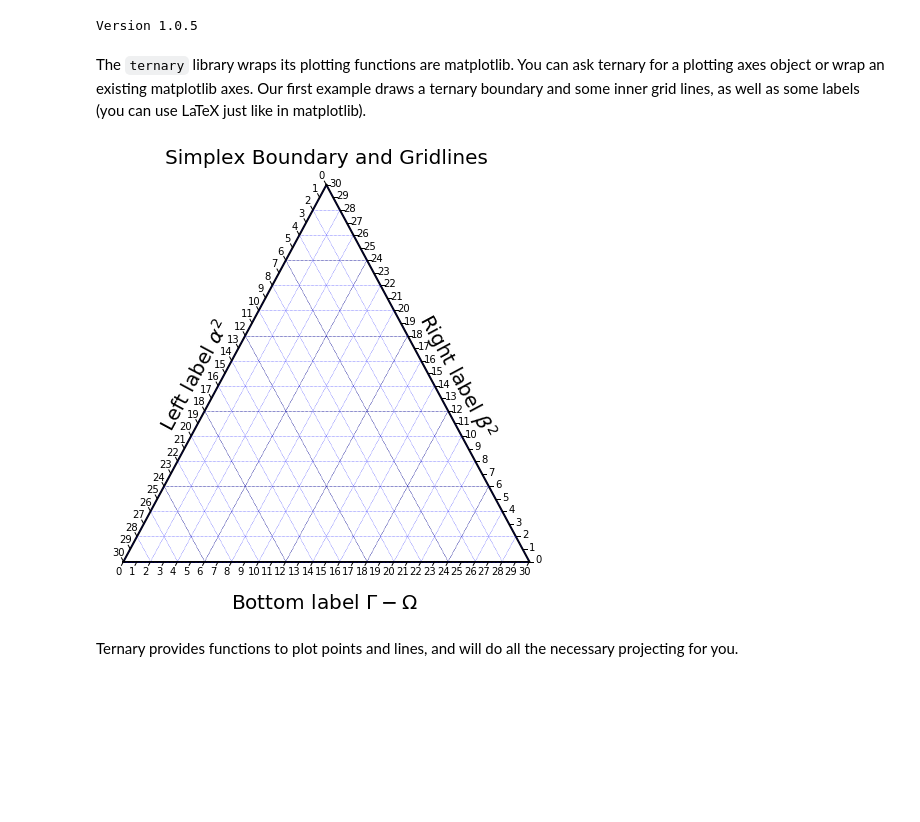
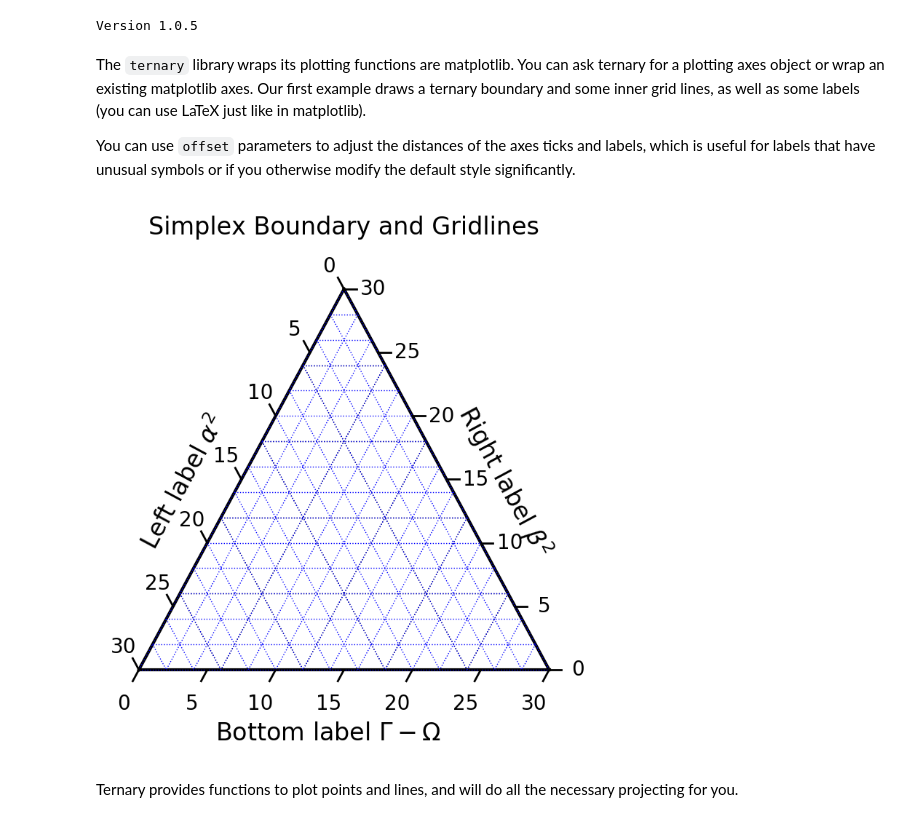
Before and after one commit to marcharper/python-ternary, a Jupyter notebook: examples/Ternary-Examples.ipynb, the cells around one changed output. Drawn from its saved outputs; the diff is of its cells as text; code cells hidden in the pictures; blank space fills up the shorter version.

```diff
--- a/examples/Ternary-Examples.ipynb
+++ b/examples/Ternary-Examples.ipynb
@@ -10,36 +10,43 @@ import ternary
 print("Version", ternary.__version__)
 # %% [output]
 Version 1.0.5
+# %%
+# Make images higher resolution and set default size
+import matplotlib
+matplotlib.rcParams['figure.dpi'] = 200
+matplotlib.rcParams['figure.figsize'] = (4, 4)
 # %% [markdown]
 The `ternary` library wraps its plotting functions are matplotlib. You can ask ternary for a plotting axes object or wrap an existing matplotlib axes. Our first example draws a ternary boundary and some inner grid lines, as well as some labels (you can use LaTeX just like in matplotlib).
+
+You can use `offset` parameters to adjust the distances of the axes ticks and labels, which is useful for labels that have unusual symbols or if you otherwise modify the default style significantly.
 # %%
 ## Boundary and Gridlines
 scale = 30
 figure, tax = ternary.figure(scale=scale)
-figure.set_size_inches(8, 8)
+# figure.set_size_inches(6, 6)
 
 # Draw Boundary and Gridlines
-tax.boundary(linewidth=2.0)
+tax.boundary(linewidth=1.5)
 tax.gridlines(color="black", multiple=6)
 tax.gridlines(color="blue", multiple=2, linewidth=0.5)
 
 # Set Axis labels and Title
-fontsize = 20
-tax.set_title("Simplex Boundary and Gridlines", fontsize=fontsize)
-tax.left_axis_label("Left label $\\alpha^2$", fontsize=fontsize)
-tax.right_axis_label("Right label $\\beta^2$", fontsize=fontsize)
-tax.bottom_axis_label("Bottom label $\\Gamma - \\Omega$", fontsize=fontsize)
+fontsize = 12
+tax.set_title("Simplex Boundary and Gridlines\n", fontsize=fontsize)
+tax.left_axis_label("Left label $\\alpha^2$", fontsize=fontsize, offset=0.14)
+tax.right_axis_label("Right label $\\beta^2$", fontsize=fontsize, offset=0.14)
+tax.bottom_axis_label("Bottom label $\\Gamma - \\Omega$", fontsize=fontsize, offset=0.14)
 
 # Set ticks
-tax.ticks(axis='lbr', linewidth=1)
+tax.ticks(axis='lbr', linewidth=1, multiple=5, offset=0.03)
 
 # Remove default Matplotlib Axes
 tax.clear_matplotlib_ticks()
 tax.get_axes().axis('off')
 
 ternary.plt.show()
 # %% [output]
-[figure, old version]
+[figure, new version]
 # %% [markdown]
 Ternary provides functions to plot points and lines, and will do all the necessary projecting for you.
 # %%
```
Also changed, not shown: parts of 7 cells of this notebook, 1 other file.
